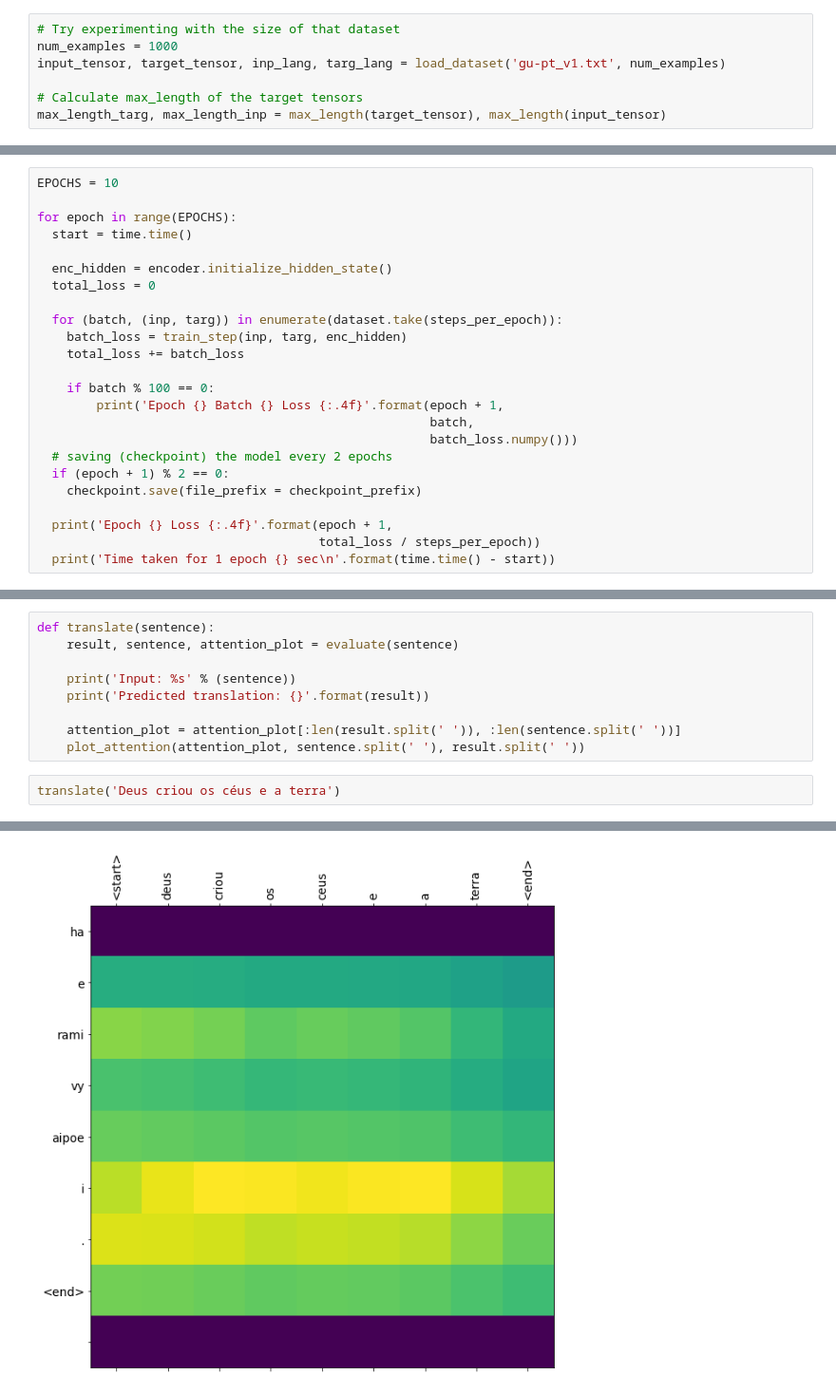
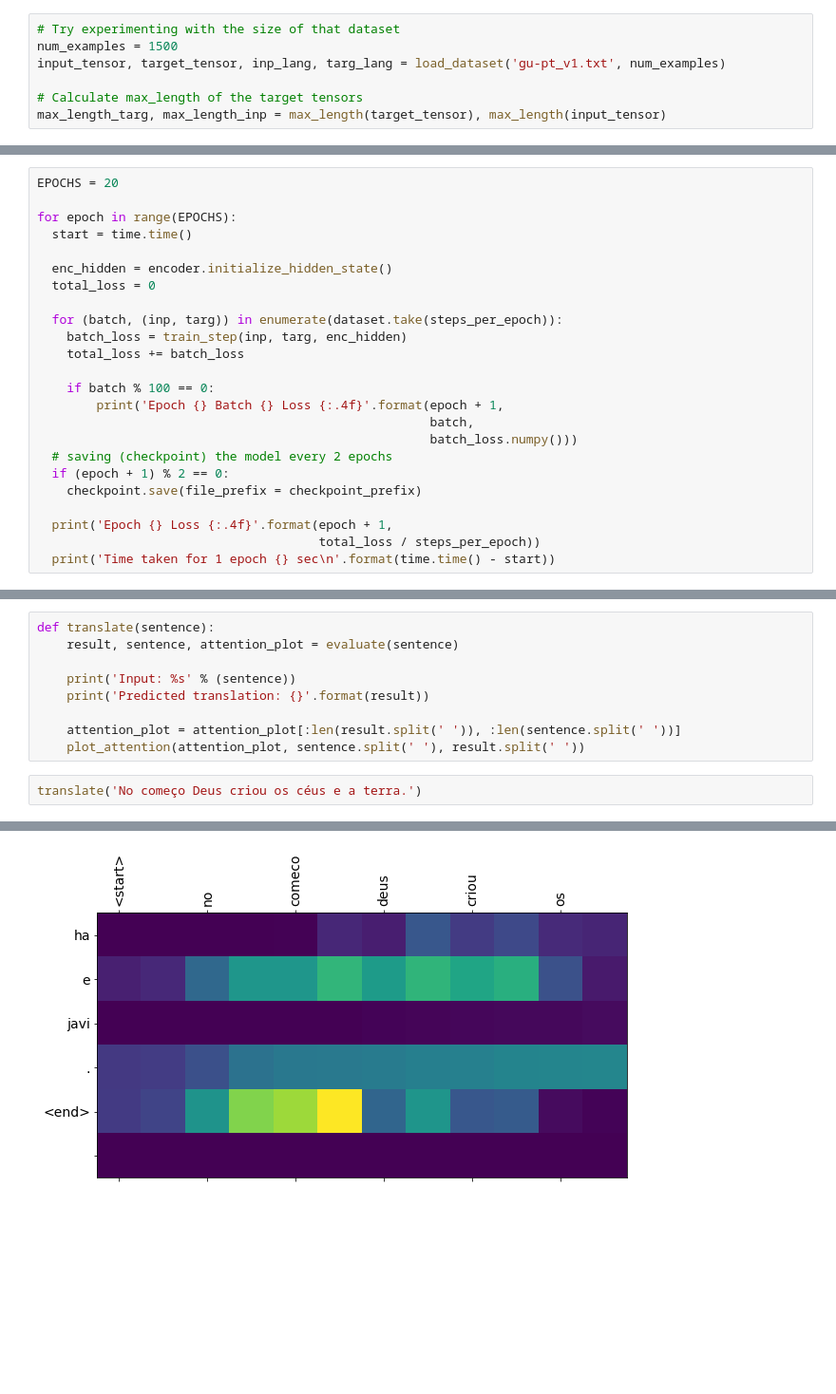
Before and after one commit to ufrpe-bcc-ia-2019-1/projeto-2va-aprendizagem-de-maquina-mlexperienceedu, a Jupyter notebook: notebook/tradutor.ipynb, the cells around one changed output, grey strips where cells are left out. Shown at 95% size. Drawn from its saved outputs; the diff is of its cells as text; blank space fills up the shorter version.

```diff
--- a/notebook/tradutor.ipynb
+++ b/notebook/tradutor.ipynb
@@ -160,7 +106,7 @@ def load_dataset(path, num_examples=None):
     return input_tensor, target_tensor, inp_lang_tokenizer, targ_lang_tokenizer
 # %%
 # Try experimenting with the size of that dataset
-num_examples = 1000
+num_examples = 1500
 input_tensor, target_tensor, inp_lang, targ_lang = load_dataset('gu-pt_v1.txt', num_examples)
 
 # Calculate max_length of the target tensors
@@ -386,7 +332,7 @@ def train_step(inp, targ, enc_hidden):
 
   return batch_loss
 # %%
-EPOCHS = 10
+EPOCHS = 20
 
 for epoch in range(EPOCHS):
   start = time.time()
@@ -490,5 +436,5 @@ def translate(sentence):
     attention_plot = attention_plot[:len(result.split(' ')), :len(sentence.split(' '))]
     plot_attention(attention_plot, sentence.split(' '), result.split(' '))
 # %%
-translate('Deus criou os céus e a terra')
+translate('No começo Deus criou os céus e a terra.')
 # %% [output]
@@ -497 +443 @@ Predicted translation: ha e rami vy aipoe i . <end>
-[figure, old version]
+[figure, new version]
```
Also changed, not shown: parts of 16 cells of this notebook.
